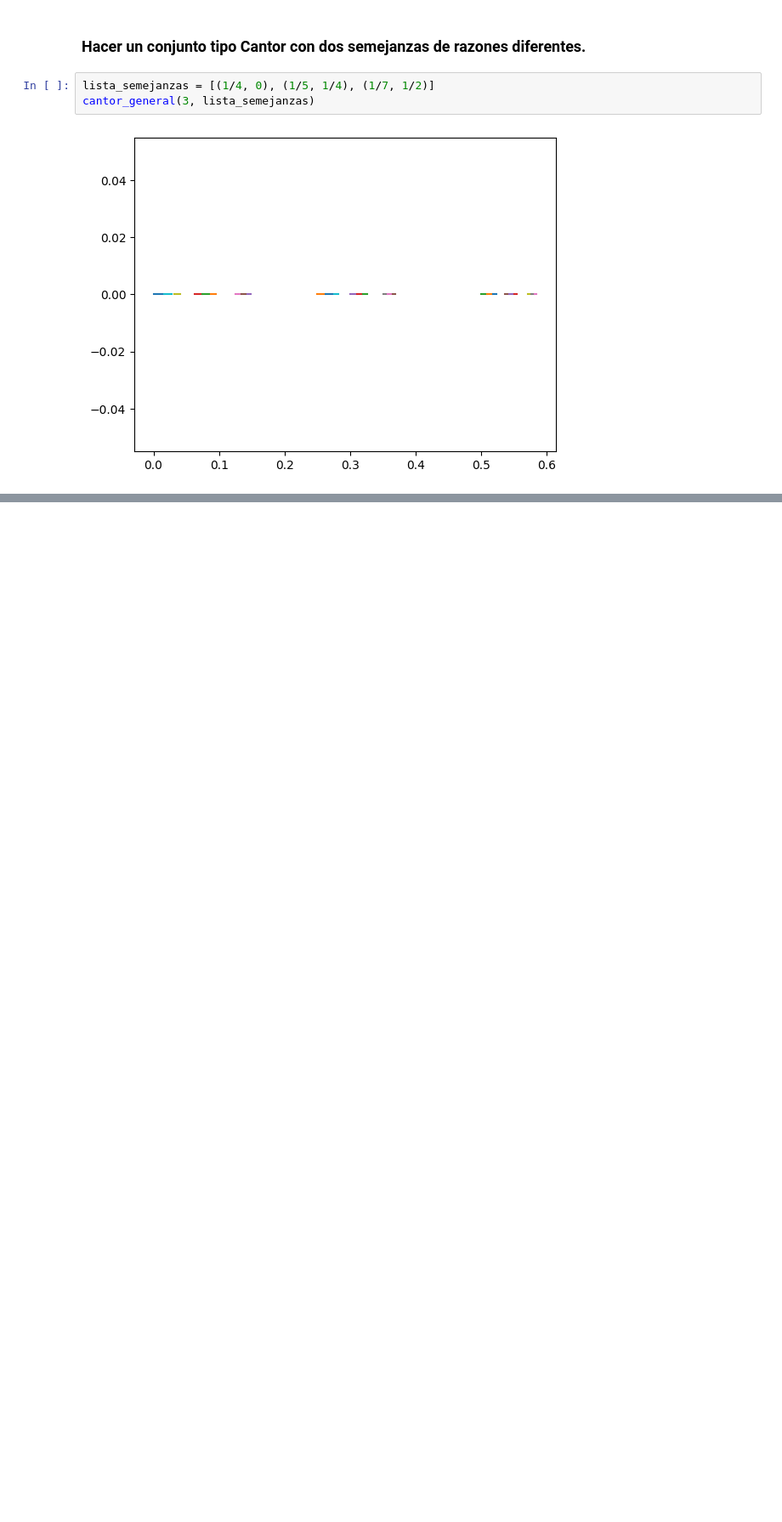
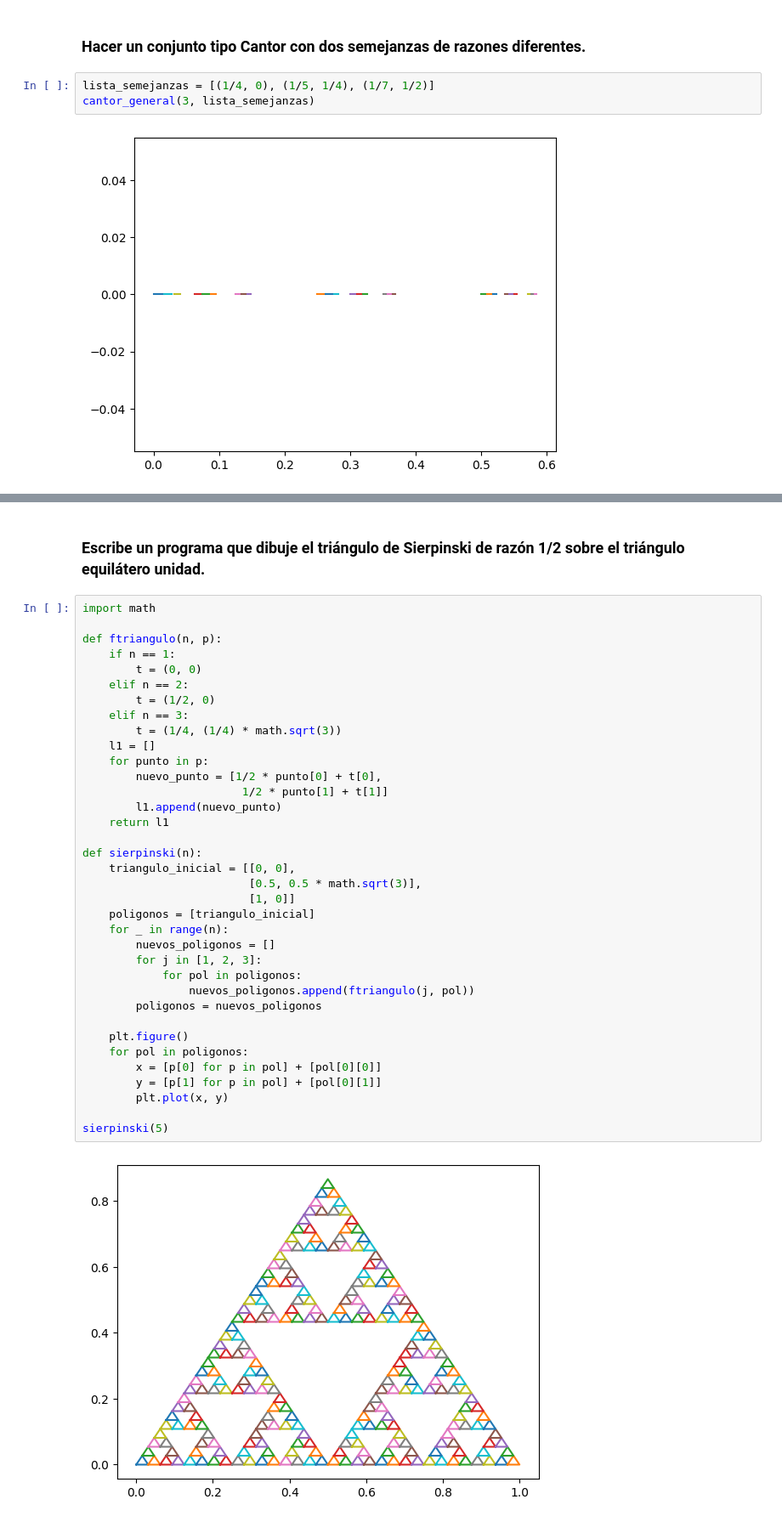
Before and after one commit to MiluEnAlmibar/Fractales, a Jupyter notebook: python/practica1.ipynb, the cells around one changed output, grey strips where cells are left out. Shown: that part at 85% size. Drawn from its saved outputs; the diff is of its cells as text; blank space fills up the shorter version.

```diff
--- a/python/practica1.ipynb
+++ b/python/practica1.ipynb
@@ -151,0 +154,40 @@ cantor_general(3, lista_semejanzas)
+# %% [markdown]
+### Escribe un programa que dibuje el triángulo de Sierpinski de razón 1/2 sobre el triángulo equilátero unidad.
+# %%
+import math
+
+def ftriangulo(n, p):
+    if n == 1:
+        t = (0, 0)
+    elif n == 2:
+        t = (1/2, 0)
+    elif n == 3:
+        t = (1/4, (1/4) * math.sqrt(3))
+    l1 = []
+    for punto in p:
+        nuevo_punto = [1/2 * punto[0] + t[0],
+                        1/2 * punto[1] + t[1]]
+        l1.append(nuevo_punto)
+    return l1
+
+def sierpinski(n):
+    triangulo_inicial = [[0, 0],
+                         [0.5, 0.5 * math.sqrt(3)],
+                         [1, 0]]
+    poligonos = [triangulo_inicial]
+    for _ in range(n):
+        nuevos_poligonos = []
+        for j in [1, 2, 3]:
+            for pol in poligonos:
+                nuevos_poligonos.append(ftriangulo(j, pol))
+        poligonos = nuevos_poligonos
+
+    plt.figure()
+    for pol in poligonos:
+        x = [p[0] for p in pol] + [pol[0][0]]
+        y = [p[1] for p in pol] + [pol[0][1]]
+        plt.plot(x, y)
+
+sierpinski(5)
+# %% [output]
+[figure, added]
```
Also changed, not shown: parts of 14 cells of this notebook, 4 other files.
